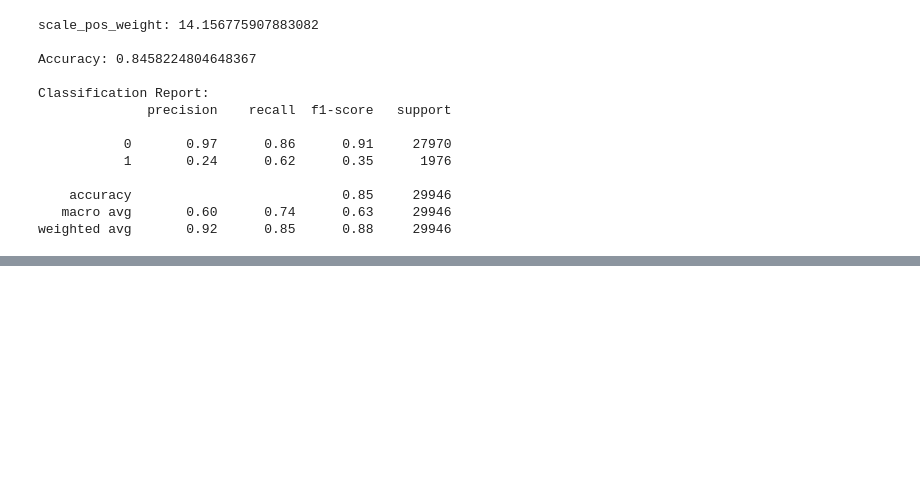
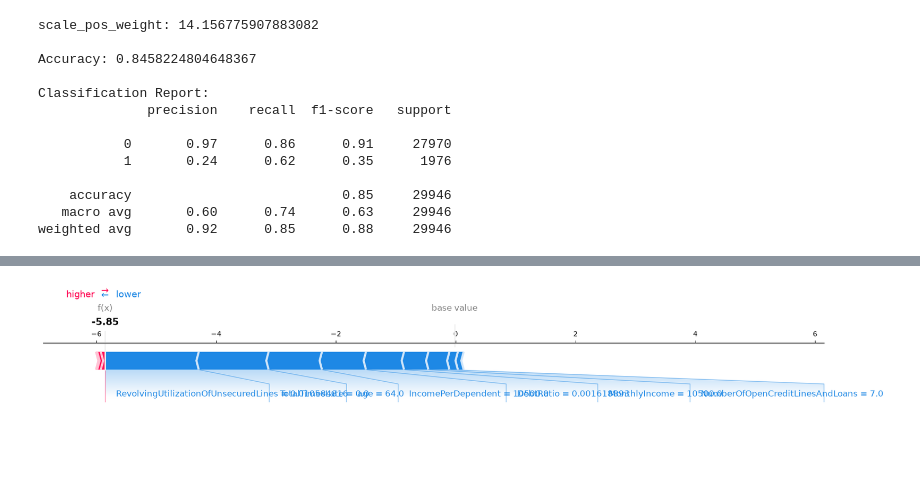
Before and after one commit to ahmed-hussein02/credit-risk-prediction, a Jupyter notebook: explore_data.ipynb, the cells around one changed output, grey strips where cells are left out. Saved outputs shown, nothing was run; the diff lists cells and outputs as text; code cells hidden in the pictures; blank space fills up the shorter version.

```diff
--- a/explore_data.ipynb
+++ b/explore_data.ipynb
@@ -625,0 +697,10 @@ weighted avg       0.92      0.85      0.88     29946
+# %%
+# Pick one customer from the sample (index 0, the first one)
+customer_index = 0
+
+# Show the actual feature values for this customer
+print("Customer data:")
+print(X_test_sample.iloc[customer_index])
+
+print("\nModel prediction (probability of default):")
+print(xgb_model.predict_proba(X_test_sample.iloc[[customer_index]])[0][1])
@@ -625,0 +726,10 @@ weighted avg       0.92      0.85      0.88     29946
+# %%
+# Force plot: shows how each feature pushed the prediction for this specific customer
+shap.initjs()
+shap.force_plot(
+    explainer.expected_value,
+    shap_values[customer_index],
+    X_test_sample.iloc[customer_index],
+    matplotlib=True
+)
+# %% [output]
@@ -625,0 +737 @@ weighted avg       0.92      0.85      0.88     29946
+[figure, added]
```
Also changed, not shown: parts of 7 cells of this notebook, 1 other file.
